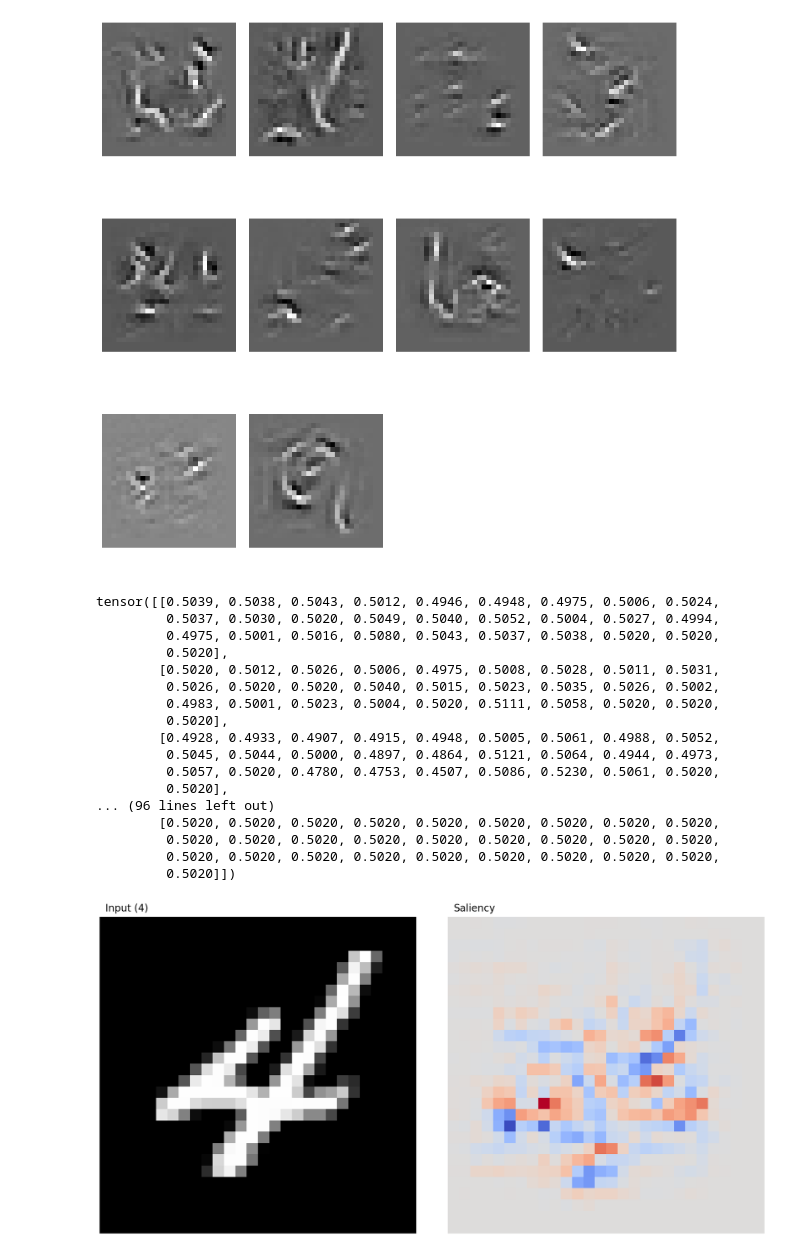
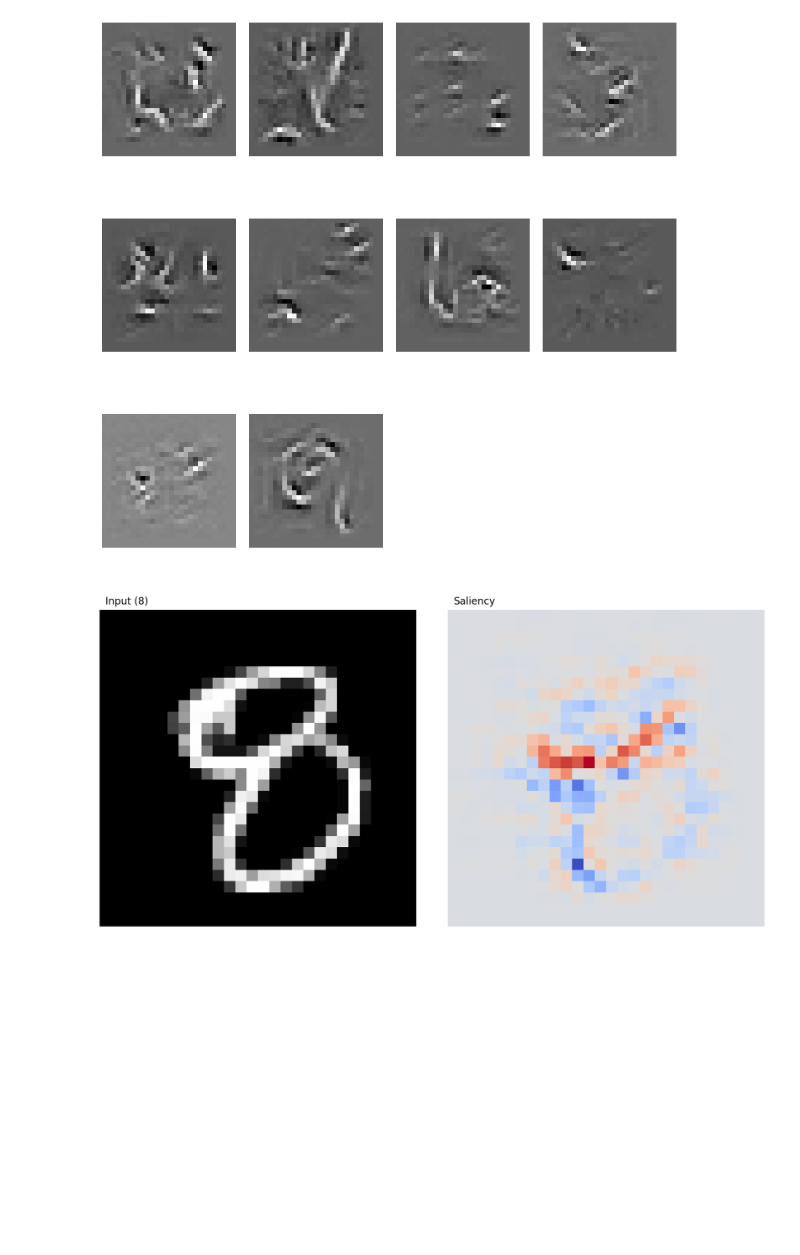
Before and after one commit to seankoneill/cv-interp-demo, a Jupyter notebook: cnn.ipynb, the cells around one changed output. Drawn from its saved outputs; the diff is of its cells as text; code cells hidden in the pictures; blank space fills up the shorter version.

```diff
--- a/cnn.ipynb
+++ b/cnn.ipynb
@@ -56,24 +56,7 @@ show_images(l3_patterns)
 # %%
 imgs,labels = next(iter(train_loader))
 # %%
-n = 0
+n = 1
 visualize_saliency(viz,imgs[n],labels[n])
 # %% [output]
-tensor([[0.5039, 0.5038, 0.5043, 0.5012, 0.4946, 0.4948, 0.4975, 0.5006, 0.5024,
-         0.5037, 0.5030, 0.5020, 0.5049, 0.5040, 0.5052, 0.5004, 0.5027, 0.4994,
-         0.4975, 0.5001, 0.5016, 0.5080, 0.5043, 0.5037, 0.5038, 0.5020, 0.5020,
-         0.5020],
-        [0.5020, 0.5012, 0.5026, 0.5006, 0.4975, 0.5008, 0.5028, 0.5011, 0.5031,
-         0.5026, 0.5020, 0.5020, 0.5040, 0.5015, 0.5023, 0.5035, 0.5026, 0.5002,
-         0.4983, 0.5001, 0.5023, 0.5004, 0.5020, 0.5111, 0.5058, 0.5020, 0.5020,
-         0.5020],
-        [0.4928, 0.4933, 0.4907, 0.4915, 0.4948, 0.5005, 0.5061, 0.4988, 0.5052,
-         0.5045, 0.5044, 0.5000, 0.4897, 0.4864, 0.5121, 0.5064, 0.4944, 0.4973,
-         0.5057, 0.5020, 0.4780, 0.4753, 0.4507, 0.5086, 0.5230, 0.5061, 0.5020,
-         0.5020],
-... (96 lines left out)
-        [0.5020, 0.5020, 0.5020, 0.5020, 0.5020, 0.5020, 0.5020, 0.5020, 0.5020,
-         0.5020, 0.5020, 0.5020, 0.5020, 0.5020, 0.5020, 0.5020, 0.5020, 0.5020,
-         0.5020, 0.5020, 0.5020, 0.5020, 0.5020, 0.5020, 0.5020, 0.5020, 0.5020,
-         0.5020]])
-[figure, old version]
+[figure, new version]
```
